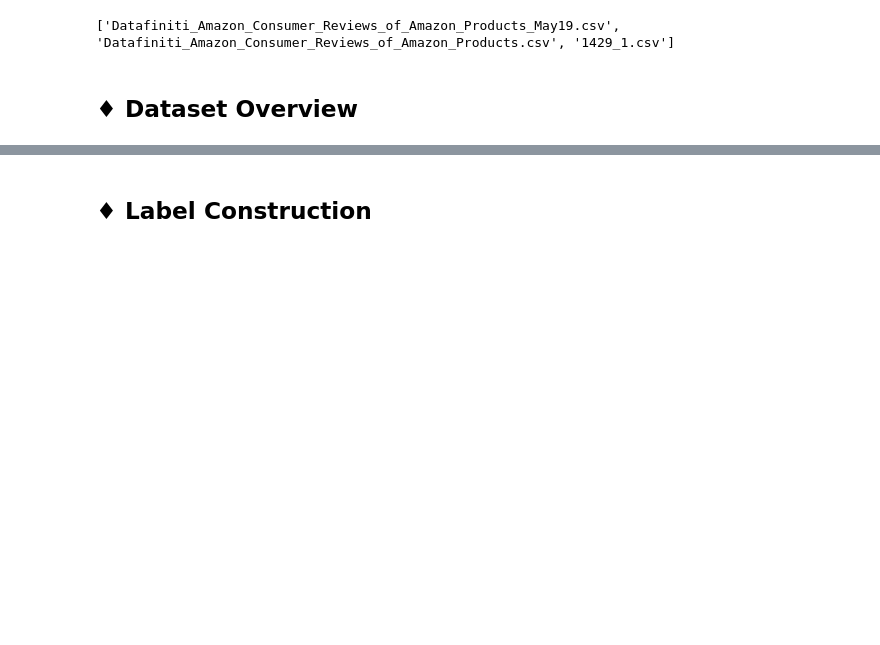
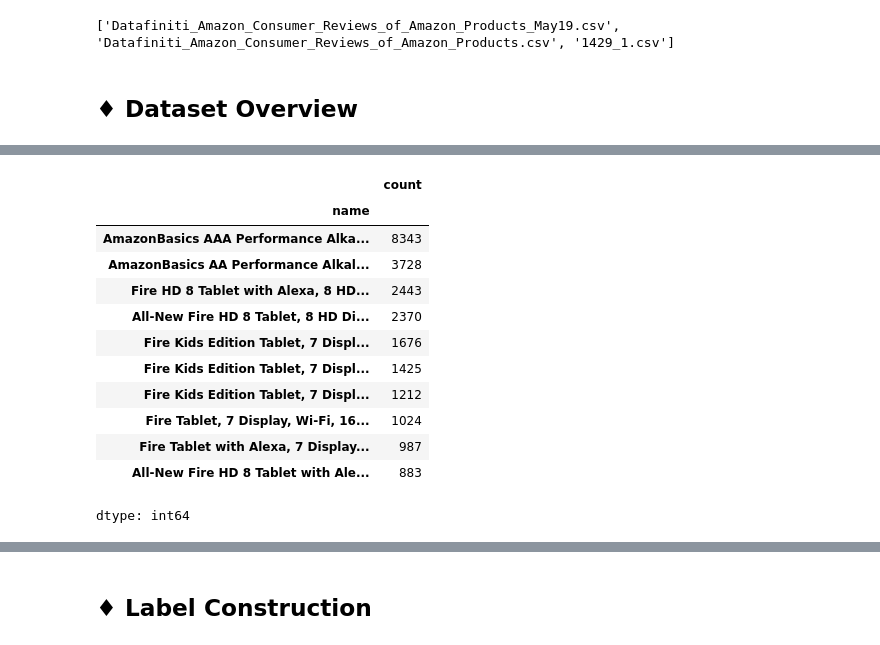
Before and after one commit to SruthiGS-Gito/Amazon-Customer-Review, a Jupyter notebook: Amazon_Consumer_Reviews.ipynb, the cells around one changed output, grey strips where cells are left out. Drawn from its saved outputs; the diff is of its cells as text; code cells hidden in the pictures; blank space fills up the shorter version.

```diff
--- a/Amazon_Consumer_Reviews.ipynb
+++ b/Amazon_Consumer_Reviews.ipynb
@@ -40,3 +68,22 @@ df_amazon.head()
+# %%
+df_amazon['name'].value_counts().head(10)
+
+# Why check this, before modeling?
+# If one product massively dominates, the model risks learning "words specific to that one product" rather than general sentiment language.
+# %% [output]
+|  | count |
+| name |  |
+| AmazonBasics AAA Performance Alka... | 8343 |
+| AmazonBasics AA Performance Alkal... | 3728 |
+| Fire HD 8 Tablet with Alexa, 8 HD... | 2443 |
+| All-New Fire HD 8 Tablet, 8 HD Di... | 2370 |
+| Fire Kids Edition Tablet, 7 Displ... | 1676 |
+| Fire Kids Edition Tablet, 7 Displ... | 1425 |
+| Fire Kids Edition Tablet, 7 Displ... | 1212 |
+| Fire Tablet, 7 Display, Wi-Fi, 16... | 1024 |
+| Fire Tablet with Alexa, 7 Display... | 987 |
+| All-New Fire HD 8 Tablet with Ale... | 883 |
+dtype: int64
 # %%
 df_amazon.tail()
 # %% [output]
```
Also changed, not shown: parts of 4 cells of this notebook.
